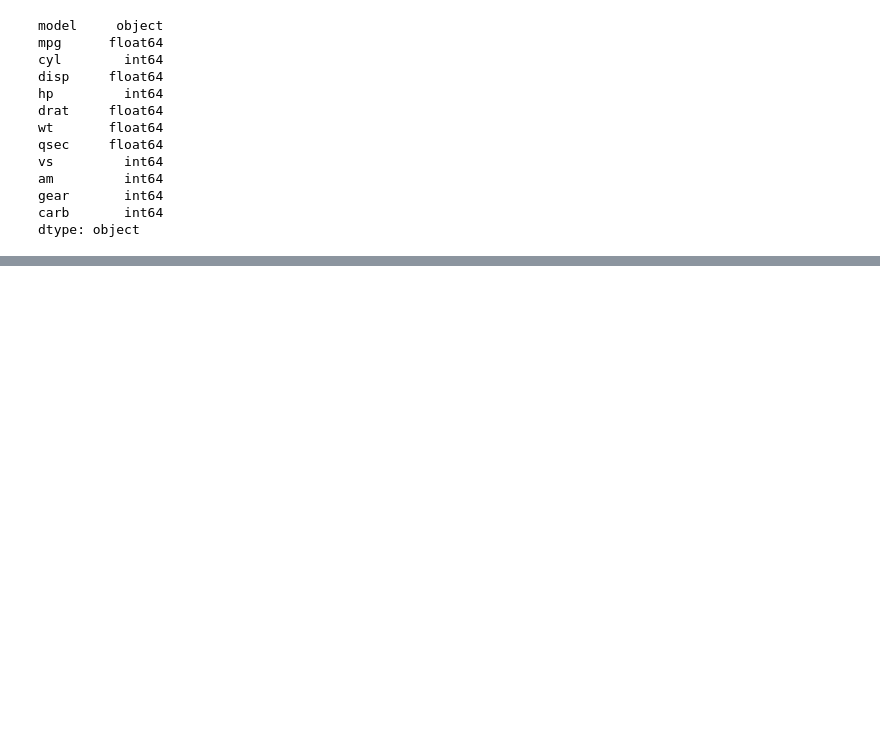
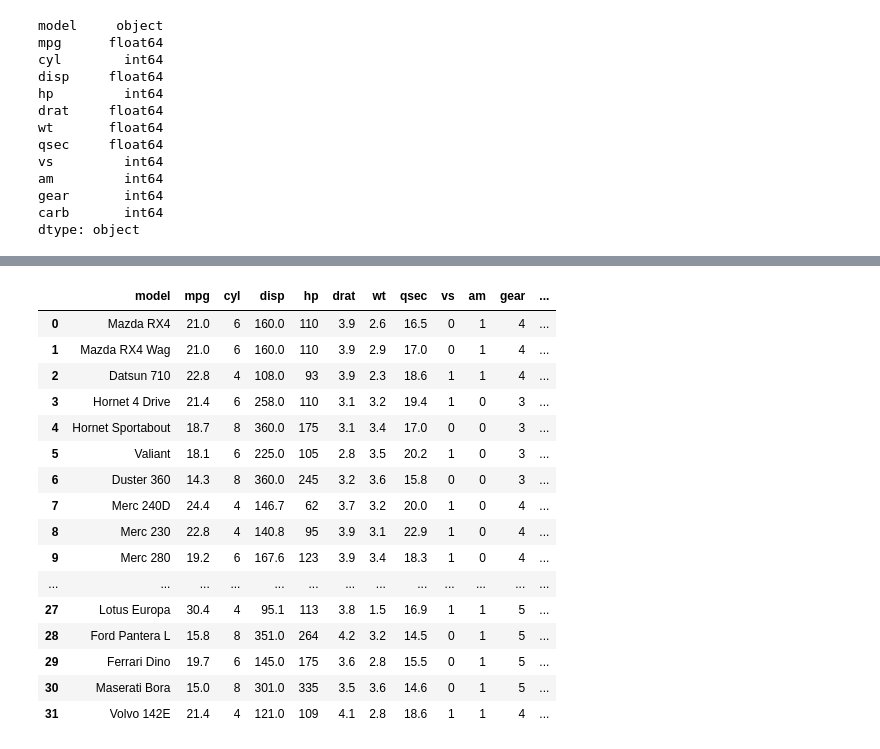
Before and after one commit to LipeBuiles/analisis_dataset, a Jupyter notebook: mtcars.ipynb, the cells around one changed output, grey strips where cells are left out. Saved outputs shown, nothing was run; the diff lists cells and outputs as text; code cells hidden in the pictures; blank space fills up the shorter version.

```diff
--- a/mtcars.ipynb
+++ b/mtcars.ipynb
@@ -274,0 +228,20 @@ df['gear'].plot(kind = 'area')
+# %%
+df
+# %% [output]
+|  | model | mpg | cyl | disp | hp | drat | wt | qsec | vs | am | gear | ... |
+| 0 | Mazda RX4 | 21.0 | 6 | 160.0 | 110 | 3.9 | 2.6 | 16.5 | 0 | 1 | 4 | ... |
+| 1 | Mazda RX4 Wag | 21.0 | 6 | 160.0 | 110 | 3.9 | 2.9 | 17.0 | 0 | 1 | 4 | ... |
+| 2 | Datsun 710 | 22.8 | 4 | 108.0 | 93 | 3.9 | 2.3 | 18.6 | 1 | 1 | 4 | ... |
+| 3 | Hornet 4 Drive | 21.4 | 6 | 258.0 | 110 | 3.1 | 3.2 | 19.4 | 1 | 0 | 3 | ... |
+| 4 | Hornet Sportabout | 18.7 | 8 | 360.0 | 175 | 3.1 | 3.4 | 17.0 | 0 | 0 | 3 | ... |
+| 5 | Valiant | 18.1 | 6 | 225.0 | 105 | 2.8 | 3.5 | 20.2 | 1 | 0 | 3 | ... |
+| 6 | Duster 360 | 14.3 | 8 | 360.0 | 245 | 3.2 | 3.6 | 15.8 | 0 | 0 | 3 | ... |
+| 7 | Merc 240D | 24.4 | 4 | 146.7 | 62 | 3.7 | 3.2 | 20.0 | 1 | 0 | 4 | ... |
+| 8 | Merc 230 | 22.8 | 4 | 140.8 | 95 | 3.9 | 3.1 | 22.9 | 1 | 0 | 4 | ... |
+| 9 | Merc 280 | 19.2 | 6 | 167.6 | 123 | 3.9 | 3.4 | 18.3 | 1 | 0 | 4 | ... |
+| ... | ... | ... | ... | ... | ... | ... | ... | ... | ... | ... | ... | ... |
+| 27 | Lotus Europa | 30.4 | 4 | 95.1 | 113 | 3.8 | 1.5 | 16.9 | 1 | 1 | 5 | ... |
+| 28 | Ford Pantera L | 15.8 | 8 | 351.0 | 264 | 4.2 | 3.2 | 14.5 | 0 | 1 | 5 | ... |
+| 29 | Ferrari Dino | 19.7 | 6 | 145.0 | 175 | 3.6 | 2.8 | 15.5 | 0 | 1 | 5 | ... |
+| 30 | Maserati Bora | 15.0 | 8 | 301.0 | 335 | 3.5 | 3.6 | 14.6 | 0 | 1 | 5 | ... |
+| 31 | Volvo 142E | 21.4 | 4 | 121.0 | 109 | 4.1 | 2.8 | 18.6 | 1 | 1 | 4 | ... |
```
Also changed, not shown: parts of 19 cells of this notebook.
